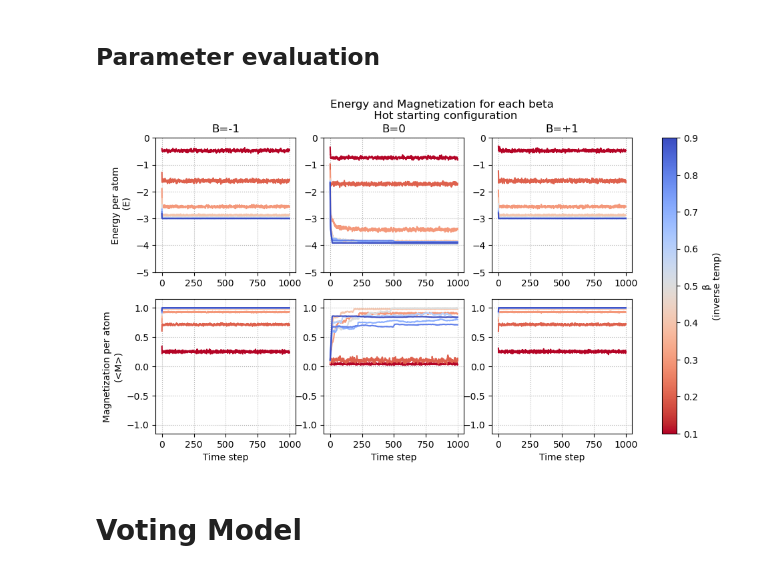
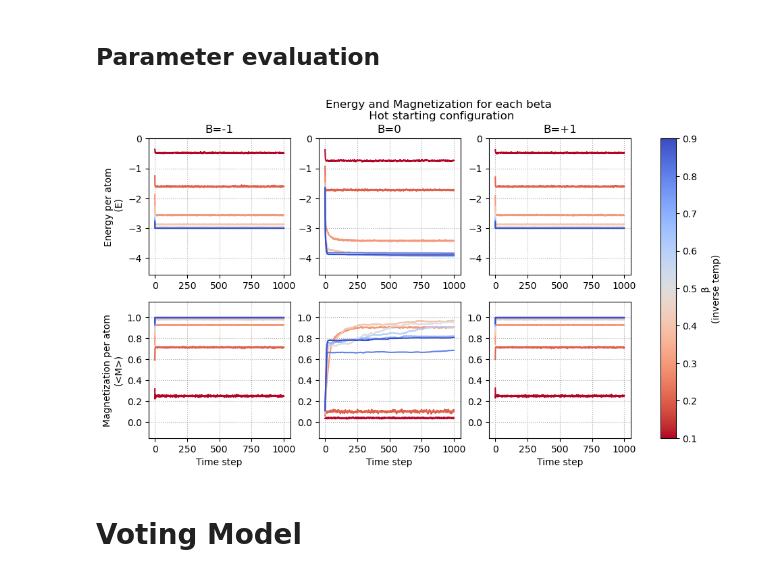
Before and after one commit to lbitsiko/ising-agent, a Jupyter notebook: parameter_evaluation.ipynb, the cells around one changed output. Drawn from its saved outputs; the diff is of its cells as text; code cells hidden in the pictures.

Commit message:
update plots, upadate notebooks

```diff
--- a/parameter_evaluation.ipynb
+++ b/parameter_evaluation.ipynb
@@ -57,36 +57,36 @@ for beta, color in zip(betas, colors): # one line per temperature
 
     df_plot_m1 = df_plot[df_plot["magnetic_field"] == -1]
     df_plot_m1 = df_plot_m1.sort_values(by="Step", ascending=True)
 
     axs[0][0].plot(df_plot_m1["Step"], df_plot_m1["energy"], label=f'{beta:.2f}', color=color)
     axs[0][1].plot(df_plot_0["Step"], df_plot_0["energy"], label=f'{beta:.2f}', color=color)
     axs[0][2].plot(df_plot_1["Step"], df_plot_1["energy"], label=f'{beta:.2f}', color=color)
 
     axs[1][0].plot(df_plot_m1["Step"], df_plot_m1["magnetization_abs"], label=f'{beta:.2f}', color=color)
     axs[1][1].plot(df_plot_0["Step"], df_plot_0["magnetization_abs"], label=f'{beta:.2f}', color=color)
     axs[1][2].plot(df_plot_1["Step"], df_plot_1["magnetization_abs"], label=f'{beta:.2f}', color=color)
 
 # set betas colorbar
 fig.colorbar(sm, ax=axs.ravel().tolist(), orientation='vertical', label='β\n(inverse temp)')
 
 # set titles, labels, grid lines, etc.
 fig.suptitle("Energy and Magnetization for each beta \n Hot starting configuration")
 axs[0][0].set_title(f"B=-1")
 axs[0][1].set_title(f"B=0")
 axs[0][2].set_title(f"B=+1")
 
 axs[0][0].set_ylabel("Energy per atom\n (E)")
 axs[1][0].set_ylabel("Magnetization per atom\n(<M>)")
 for ax in axs[1]: ax.set_xlabel("Time step")
 
 for ax in axs.flatten(): ax.grid(ls=":")
 
-for ax in axs[0]: ax.set_ylim(-5, 0.0)
-for ax in axs[1]: ax.set_ylim(-1.15, 1.15)
+for ax in axs[0]: ax.set_ylim(-4.55, 0.0)
+for ax in axs[1]: ax.set_ylim(-0.15, 1.15)
 
 fig.savefig("plots/field_study.png", dpi=300)
 # %% [output]
-[figure, old version]
+[figure, new version]
 # %% [markdown]
 # Voting Model
 # %%
```
Also changed, not shown: parts of 3 cells of this notebook, 5 other files.
